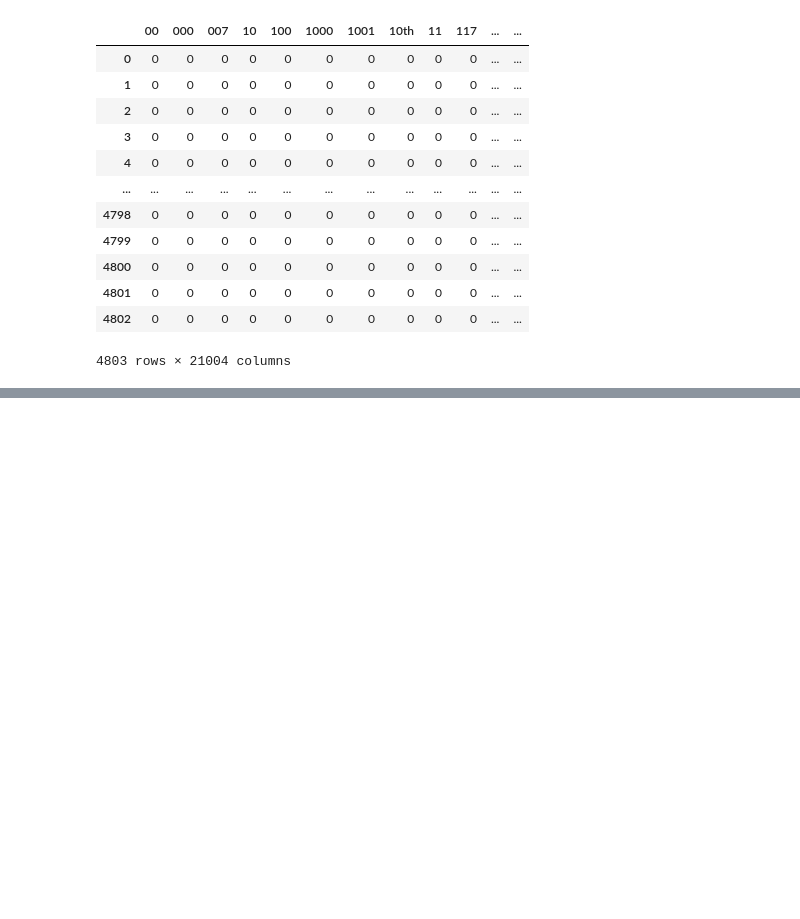
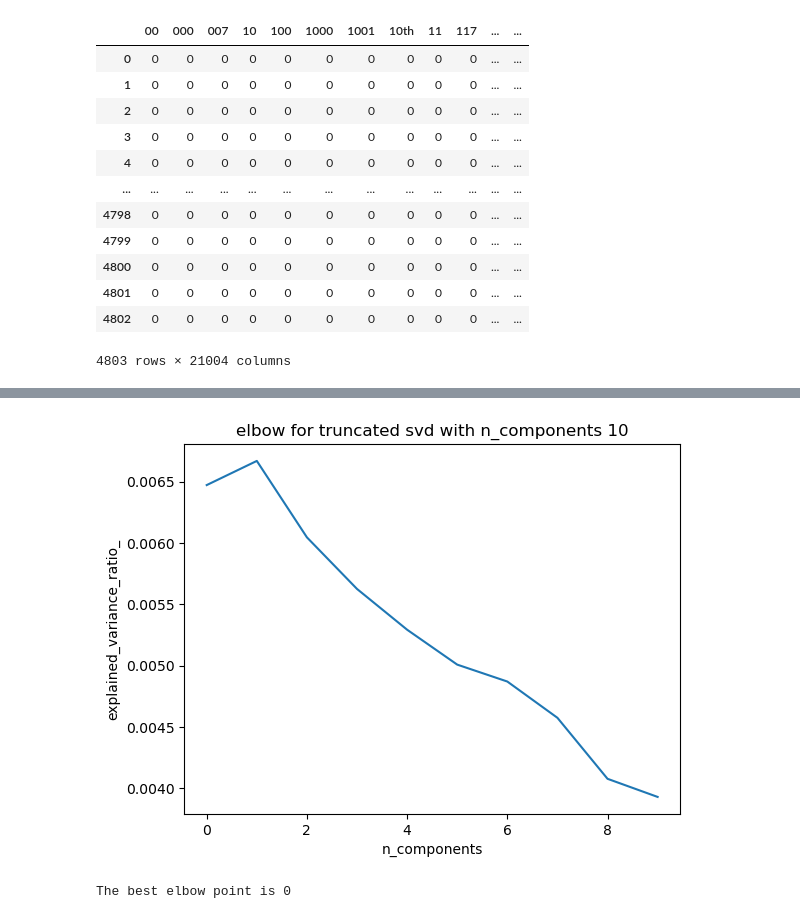
Before and after one commit to jlang62/ml-nlp-exam, a Jupyter notebook: notebooks/02_NLP.ipynb, the cells around one changed output, grey strips where cells are left out. Saved outputs shown, nothing was run; the diff lists cells and outputs as text; code cells hidden in the pictures; blank space fills up the shorter version.

```diff
--- a/notebooks/02_NLP.ipynb
+++ b/notebooks/02_NLP.ipynb
@@ -141,0 +274,8 @@ tfidf
+# %%
+from sklearn.decomposition import TruncatedSVD
+
+svd = TruncatedSVD(n_components=5, n_iter=7, random_state=42)
+print(tfidf.shape)
+svd_topic_vectors = svd.fit_transform(tfidf)
+svd_topic_vectors = pd.DataFrame(svd_topic_vectors)
+svd_topic_vectors.round(3).head(16)
@@ -141,0 +301,30 @@ tfidf
+# %%
+def truncated_svd_elbow(n_components, words_cooc_matrix, print_elbow = True):
+    from sklearn.decomposition import TruncatedSVD
+    svd = TruncatedSVD(n_components=n_components, n_iter=7, random_state=42)
+    svd.fit(words_cooc_matrix)
+    #print(svd.explained_variance_ratio_)
+
+    if(print_elbow):
+        plt.plot(np.arange(0,n_components), svd.explained_variance_ratio_)
+        #for xy in zip(np.arange(0,top_n-1), np.round(svd.explained_variance_ratio_,3)):
+        #    plt.annotate('(%s, %s)' % xy, xy=xy, textcoords='data')
+        plt.xlabel('n_components')
+        plt.ylabel('explained_variance_ratio_')
+        title = "elbow for truncated svd with n_components " + str(n_components)
+        plt.title(title)
+        plt.show()
+
+    U = svd.transform(words_cooc_matrix)
+    Sigma = svd.singular_values_
+    VT = svd.components_
+    return U,Sigma,VT
+# %%
+# get the elbow for truncated SVD
+U,Sigma,VT = truncated_svd_elbow(10, tfidf, print_elbow = True)
+
+# get the best elbow point and print the number
+print("The best elbow point is " + str(np.argmax(Sigma)))
+# %% [output]
+[figure, added]
+The best elbow point is 0
```
Also changed, not shown: parts of 7 cells of this notebook.
